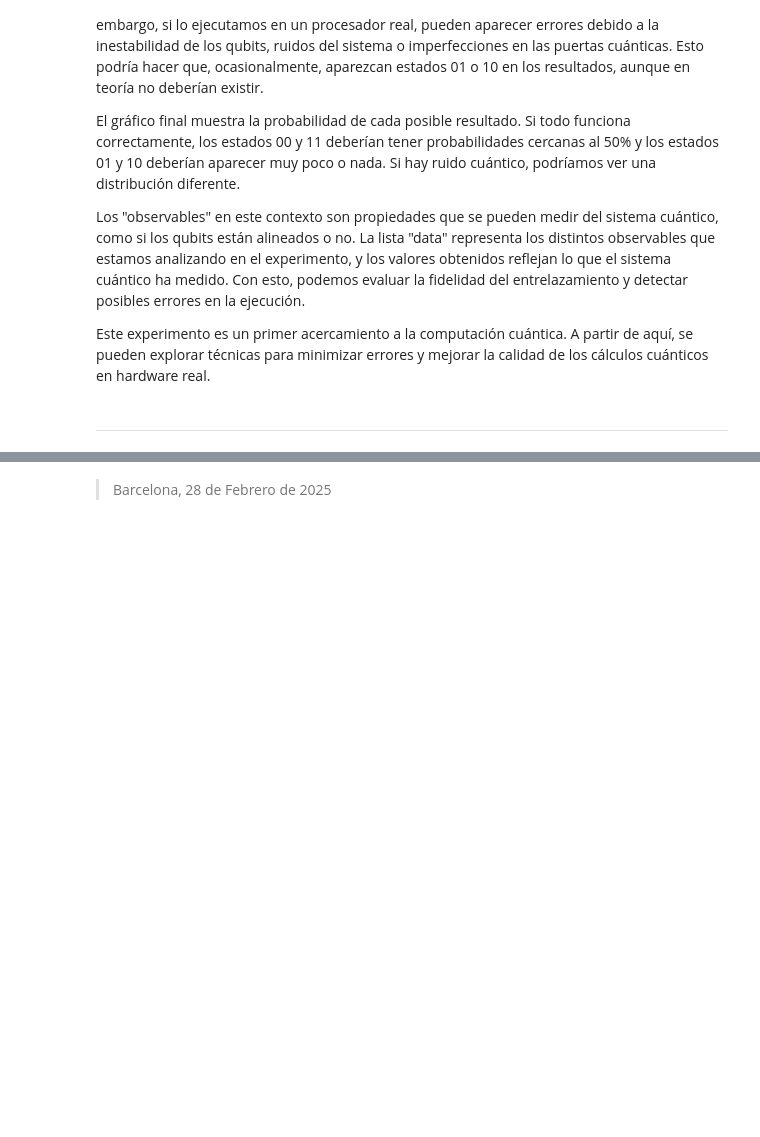
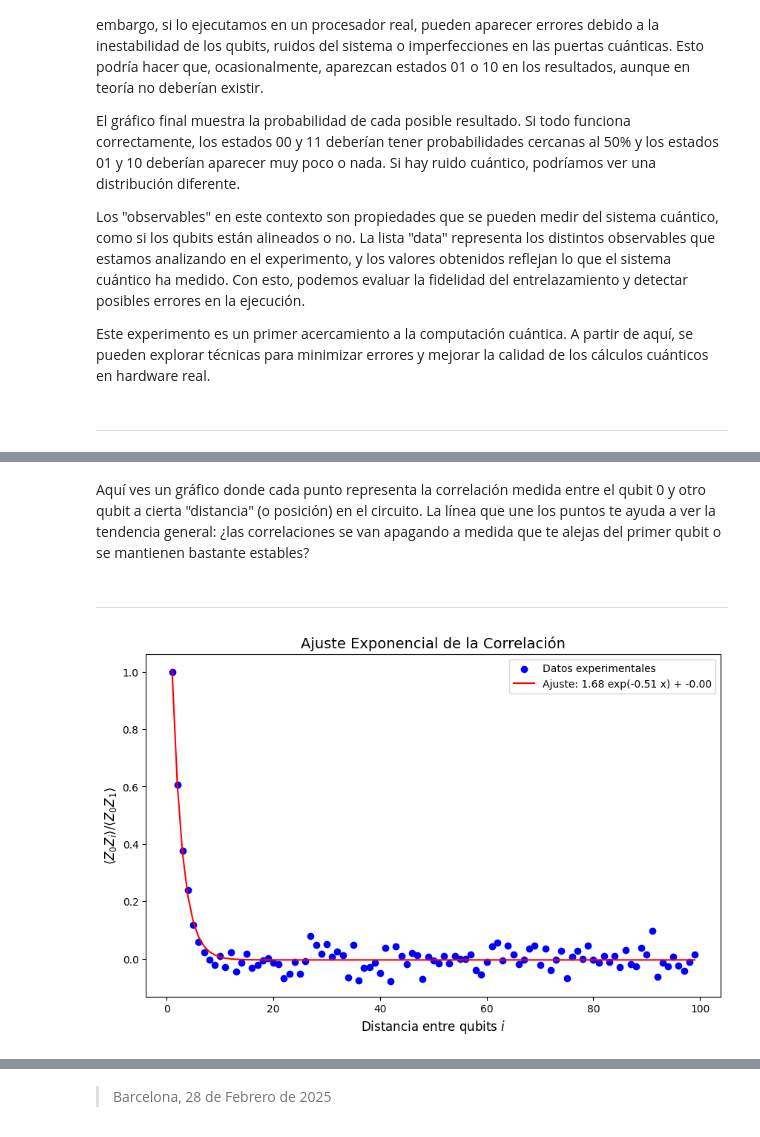
Before and after one commit to HectorAyusoMartin/IBM_Qiskit_quantum_tests, a Jupyter notebook: 1-test_entrelazamiento_cuantico.ipynb, the cells around one changed output, grey strips where cells are left out. Drawn from its saved outputs; the diff is of its cells as text; code cells hidden in the pictures; blank space fills up the shorter version.

```diff
--- a/1-test_entrelazamiento_cuantico.ipynb
+++ b/1-test_entrelazamiento_cuantico.ipynb
@@ -112,0 +302,26 @@ Este experimento es un primer acercamiento a la computación cuántica. A partir
+# %% [markdown]
+Aquí ves un gráfico donde cada punto representa la correlación medida entre el qubit 0 y otro qubit a cierta "distancia" (o posición) en el circuito. La línea que une los puntos te ayuda a ver la tendencia general: ¿las correlaciones se van apagando a medida que te alejas del primer qubit o se mantienen bastante estables?
+# %% [markdown]
+---
+# %%
+#GRÁFICO 2: Ajuste exponencial de l correlación.
+
+# Definimos la función de ajuste.
+def exp_decay(x, a, b, c):
+    return a * np.exp(-b * x) + c
+
+# Realizamos el ajuste.
+params, _ = opt.curve_fit(exp_decay, data, values, p0=[1, 0.1, 0])
+x_fit = np.linspace(min(data), max(data), 100)
+y_fit = exp_decay(x_fit, *params)
+
+plt.figure(figsize=(10, 6))
+plt.scatter(data, values, color='blue', label='Datos experimentales')
+plt.plot(x_fit, y_fit, 'r-', label=f'Ajuste: {params[0]:.2f} exp(-{params[1]:.2f} x) + {params[2]:.2f}')
+plt.xlabel('Distancia entre qubits $i$', fontsize=12)
+plt.ylabel(r'$\langle Z_0 Z_i \rangle / \langle Z_0 Z_1 \rangle$', fontsize=12)
+plt.title('Ajuste Exponencial de la Correlación', fontsize=14)
+plt.legend()
+plt.show()
+# %% [output]
+[figure, added]
```
Also changed, not shown: parts of 52 cells of this notebook, 8 other files.
